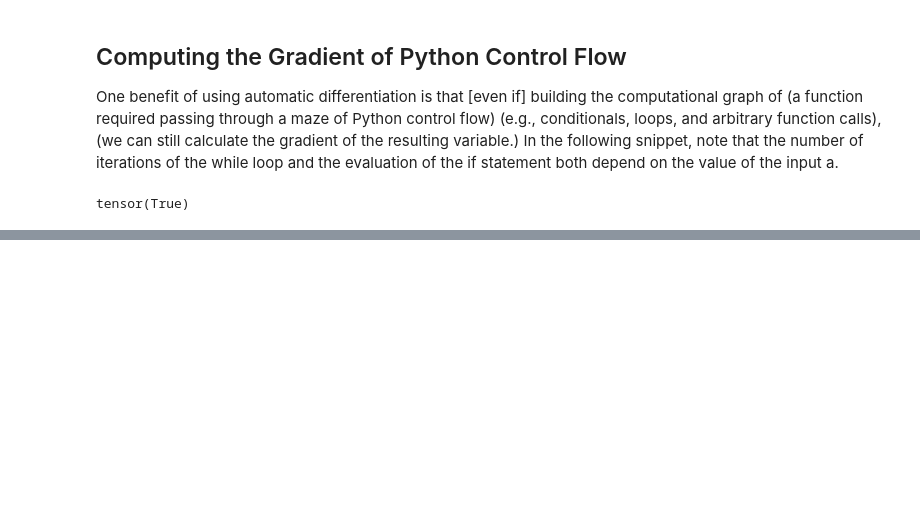
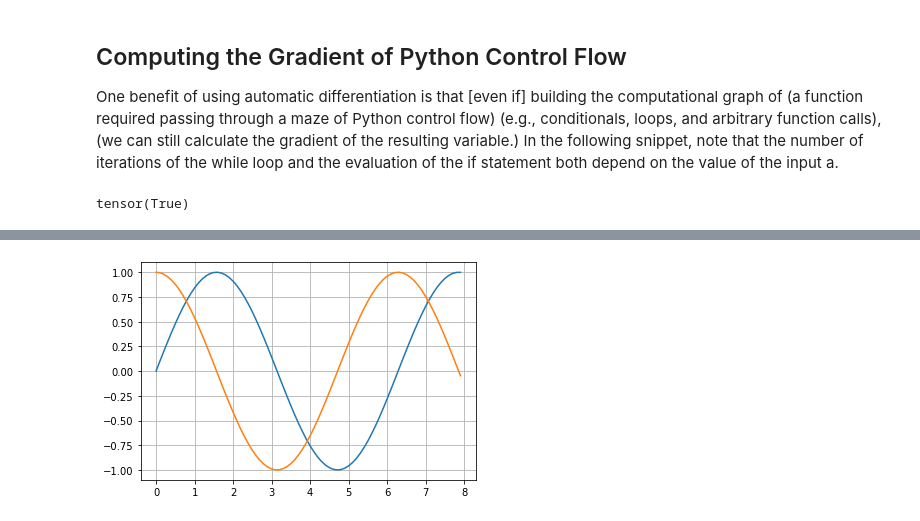
Before and after one commit to fpaludi/DeepLearningDatitos, a Jupyter notebook: Unidad2_Notas.ipynb, the cells around one changed output, grey strips where cells are left out. Cells and saved outputs as stored; diff of their text form; code cells hidden in the pictures; blank space fills up the shorter version.

```diff
--- a/Unidad2_Notas.ipynb
+++ b/Unidad2_Notas.ipynb
@@ -90,0 +153,5 @@ a, a.grad, d
+# %%
+x = torch.arange(0, 8, 0.1, requires_grad=True)
+y = torch.sin(x).sum()
+y.backward()
+y, x.grad
@@ -90,0 +170,6 @@ a, a.grad, d
+# %%
+plt.plot(x.detach().numpy(), torch.sin(x).detach().numpy())
+plt.plot(x.detach().numpy(), x.grad.detach().numpy())
+plt.grid()
+# %% [output]
+[figure, added]
```
Also changed, not shown: parts of 17 cells of this notebook.
